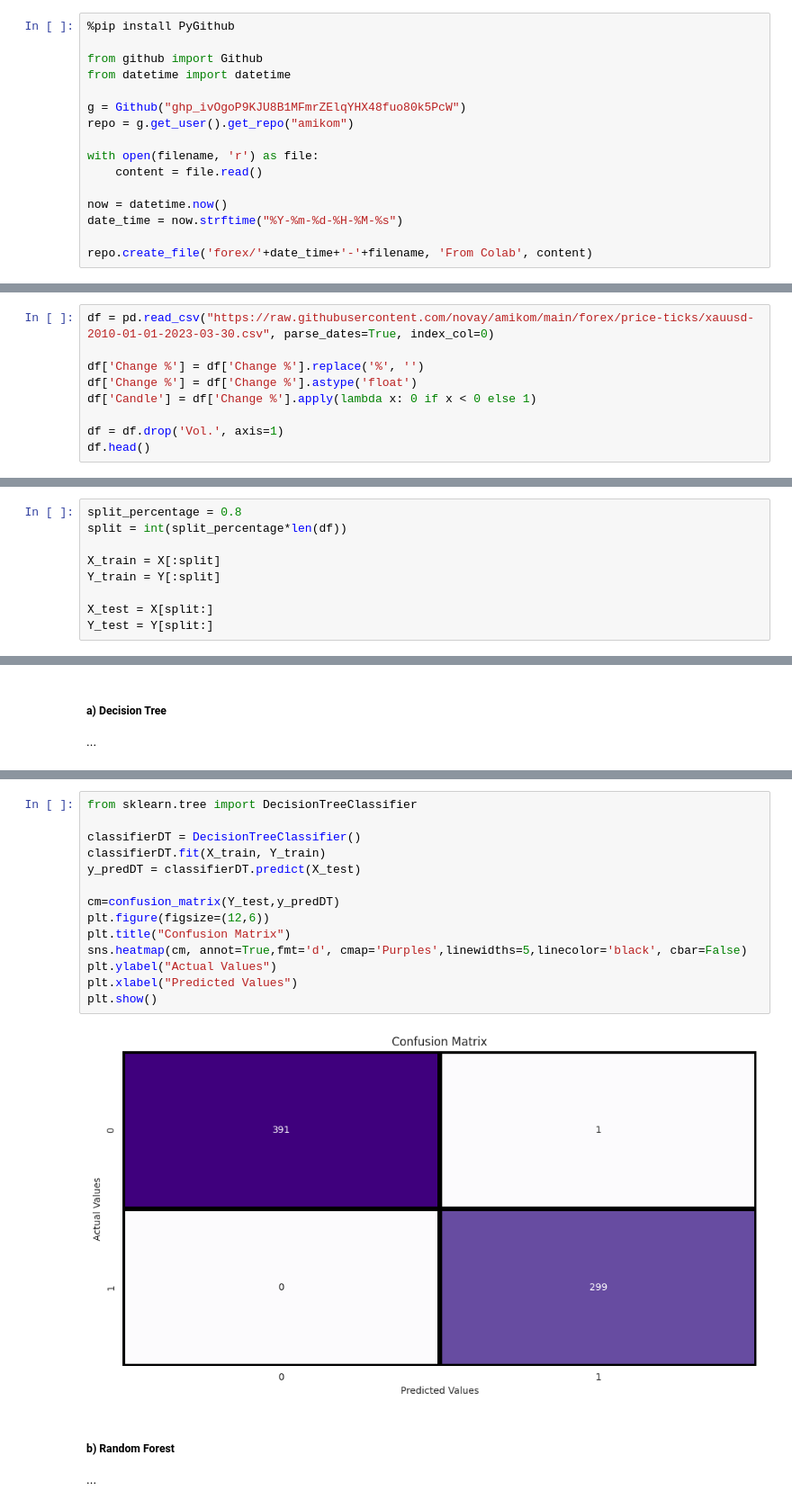
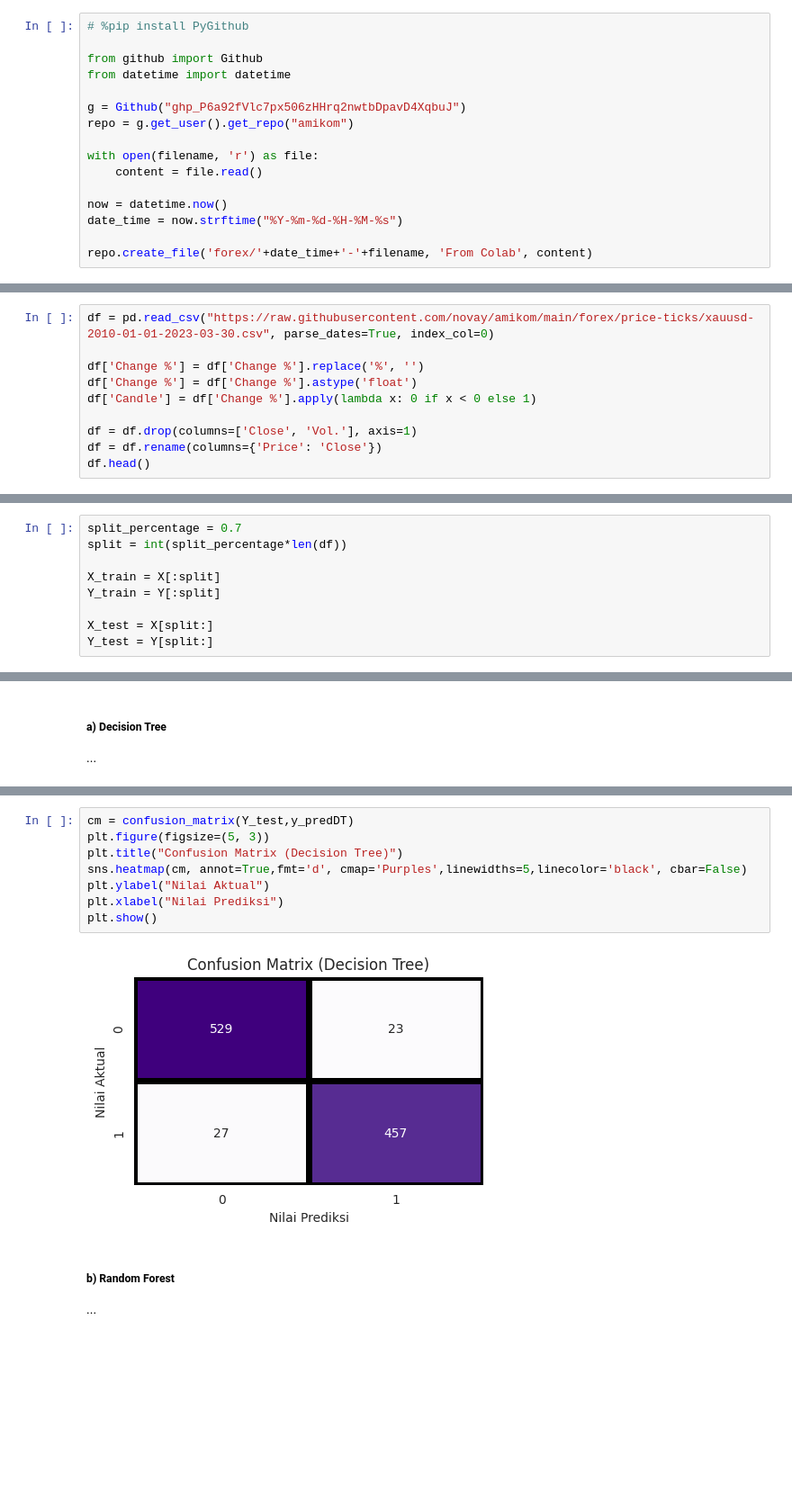
Before and after one commit to novay/amikom, a Jupyter notebook: nlp2_classification.ipynb, the cells around one changed output, grey strips where cells are left out. Shown at 90% size. Cells and saved outputs as stored; diff of their text form; blank space fills up the shorter version.

```diff
--- a/nlp2_classification.ipynb
+++ b/nlp2_classification.ipynb
@@ -433,10 +452,10 @@ Selain menyimpan ke session Colab yang sifatnya hanya sementara, kami juga menyi
 # %%
-%pip install PyGithub
+# %pip install PyGithub
 
 from github import Github
 from datetime import datetime
 
-g = Github("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")
+g = Github("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")
 repo = g.get_user().get_repo("amikom")
 
 with open(filename, 'r') as file:
@@ -734,6 +753,7 @@ df['Change %'] = df['Change %'].replace('%', '')
 df['Change %'] = df['Change %'].astype('float')
 df['Candle'] = df['Change %'].apply(lambda x: 0 if x < 0 else 1)
 
-df = df.drop('Vol.', axis=1)
+df = df.drop(columns=['Close', 'Vol.'], axis=1)
+df = df.rename(columns={'Price': 'Close'})
 df.head()
 # %% [output]
@@ -783,5 +809,5 @@ Untuk melakukan ini, kami akan membuat parameter terpisah yang akan membagi bing
 # %%
-split_percentage = 0.8
+split_percentage = 0.7
 split = int(split_percentage*len(df))
 
 X_train = X[:split]
@@ -904,19 +916,13 @@ Sharpe ratio: 10.20
 # %%
-from sklearn.tree import DecisionTreeClassifier
-
-classifierDT = DecisionTreeClassifier()
-classifierDT.fit(X_train, Y_train)
-y_predDT = classifierDT.predict(X_test)
-
-cm=confusion_matrix(Y_test,y_predDT)
-plt.figure(figsize=(12,6))
-plt.title("Confusion Matrix")
+cm = confusion_matrix(Y_test,y_predDT)
+plt.figure(figsize=(5, 3))
+plt.title("Confusion Matrix (Decision Tree)")
 sns.heatmap(cm, annot=True,fmt='d', cmap='Purples',linewidths=5,linecolor='black', cbar=False)
-plt.ylabel("Actual Values")
-plt.xlabel("Predicted Values")
+plt.ylabel("Nilai Aktual")
+plt.xlabel("Nilai Prediksi")
 plt.show()
 # %% [output]
-[figure, old version]
+[figure, new version]
 # %% [markdown]
 ##### **b) Random Forest**
 ...
```
Also changed, not shown: parts of 54 cells of this notebook.
